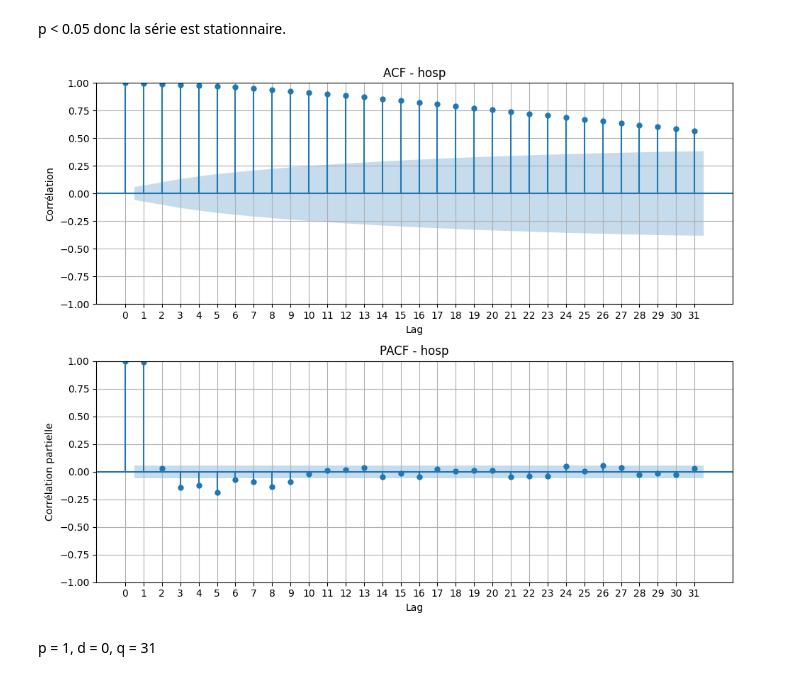
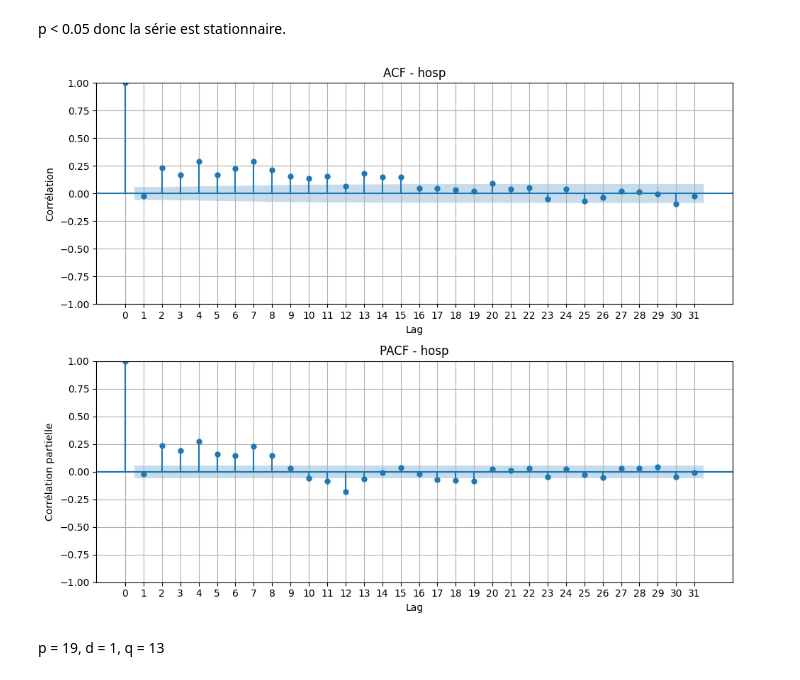
Before and after one commit to Marcoco2503/Arima, a Jupyter notebook: Analyse temporelle ARIMA.ipynb, the cells around one changed output. Drawn from its saved outputs; the diff is of its cells as text; code cells hidden in the pictures.

```diff
--- a/Analyse temporelle ARIMA.ipynb
+++ b/Analyse temporelle ARIMA.ipynb
@@ -28,6 +29,7 @@ df = df.drop(["dep","sexe","rea","HospConv","SSR_USLD","autres","rad","dc"],axis
 # %%
 df = df.dropna()
 df = df.drop_duplicates()
+df = df.loc[(df!=0).any(axis=1)]
 df
 # %% [output]
 |  | jour | hosp |
@@ -67,3 +69,6 @@ adfuller(df)
   '5%': -2.8641976875421524,
   '10%': -2.5681850407995137},
  17857.397480977306)
+# %%
+differenced = df['hosp'].diff().dropna()
+adfuller(differenced)
@@ -72,27 +86,27 @@ p < 0.05 donc la série est stationnaire.
 # %%
 fig, (ax1, ax2) = plt.subplots(2, 1, figsize=(10, 8))
 
-plot_acf(df["hosp"], lags=31, zero=True, ax=ax1)
+plot_acf(differenced, lags=31, zero=True, ax=ax1)
 ax1.set_title('ACF - hosp')
 ax1.set_xlabel('Lag')
 ax1.set_ylabel('Corrélation')
 ax1.grid(True)
 
 ax1.set_xticks(np.arange(0, 32, 1))
 
-plot_pacf(df["hosp"], lags=31, zero=True, ax=ax2)
+plot_pacf(differenced, lags=31, zero=True, ax=ax2)
 ax2.set_title('PACF - hosp')
 ax2.set_xlabel('Lag')
 ax2.set_ylabel('Corrélation partielle')
 ax2.grid(True)
 
 ax2.set_xticks(np.arange(0, 32, 1))
 
 plt.tight_layout()
 
 plt.show()
 # %% [output]
-[figure, old version]
+[figure, new version]
 # %% [markdown]
-p = 1, d = 0, q = 31
+p = 19, d = 1, q = 13
 # %%
```
Also changed, not shown: parts of 13 cells of this notebook.
